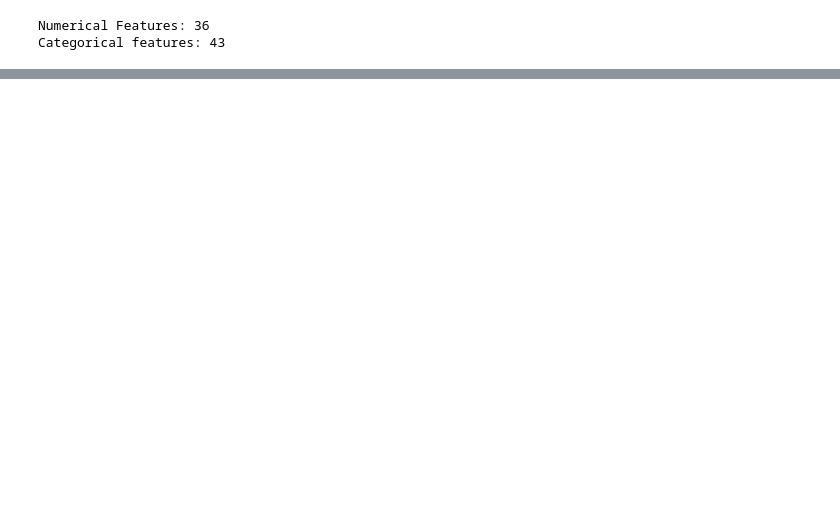
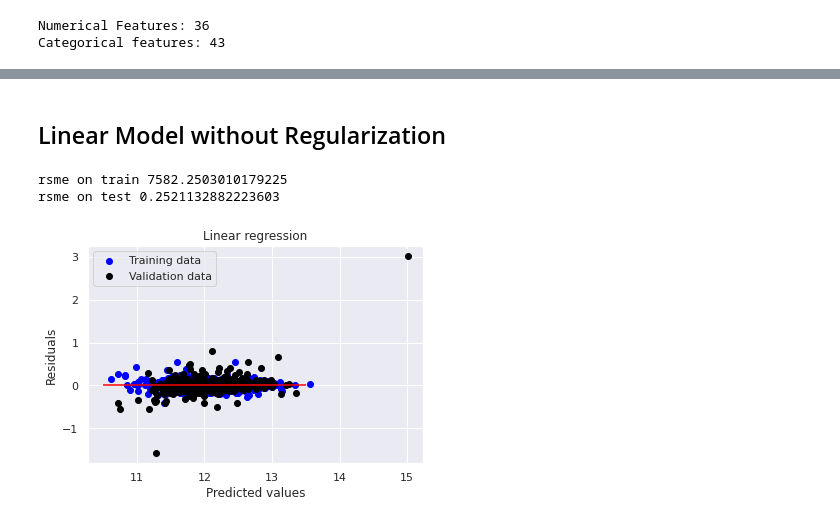
Before and after one commit to anyfish/notebook_project_ml, a Jupyter notebook: house-prices.ipynb, the cells around one changed output, grey strips where cells are left out. Saved outputs shown, nothing was run; the diff lists cells and outputs as text; code cells hidden in the pictures; blank space fills up the shorter version.

Commit message:
Add Linear Regression

```diff
--- a/house-prices.ipynb
+++ b/house-prices.ipynb
@@ -287,0 +343,4 @@ __notebook_source__.ipynb
+# %%
+# ONE HOT ENCODING
+train_cat = pd.get_dummies(train_cat)
+train_cat.shape
@@ -287,0 +376,3 @@ __notebook_source__.ipynb
+# %%
+train = pd.concat([train_cat, train_num], axis=1)
+train.shape
@@ -287,0 +381,3 @@ __notebook_source__.ipynb
+# %%
+# Split the data to train the model
+X_train, X_test, y_train, y_test = train_test_split(train, y, test_size=0.3, random_state=0)
@@ -287,0 +427,27 @@ __notebook_source__.ipynb
+# %% [markdown]
+## Linear Model without Regularization
+# %%
+lr = LinearRegression()
+lr.fit(X_train, y_train)
+
+test_pre = lr.predict(X_test)
+train_pre = lr.predict(X_train)
+
+# CROSS_VAL_SCORE
+print('rsme on train', rmse_CV_train(lr).mean())
+print('rsme on test', rmse_CV_test(lr).mean())
+# %% [output]
+rsme on train 7582.2503010179225
+rsme on test 0.2521132882223603
+# %%
+# plot between predict values and residuals
+plt.scatter(train_pre, train_pre - y_train, c = "blue",  label = "Training data")
+plt.scatter(test_pre,test_pre - y_test, c = "black",  label = "Validation data")
+plt.title("Linear regression")
+plt.xlabel("Predicted values")
+plt.ylabel("Residuals")
+plt.legend(loc = "upper left")
+plt.hlines(y = 0, xmin = 10.5, xmax = 13.5, color = "red")
+plt.show()
+# %% [output]
+[figure, added]
```
Also changed, not shown: parts of 25 cells of this notebook.
